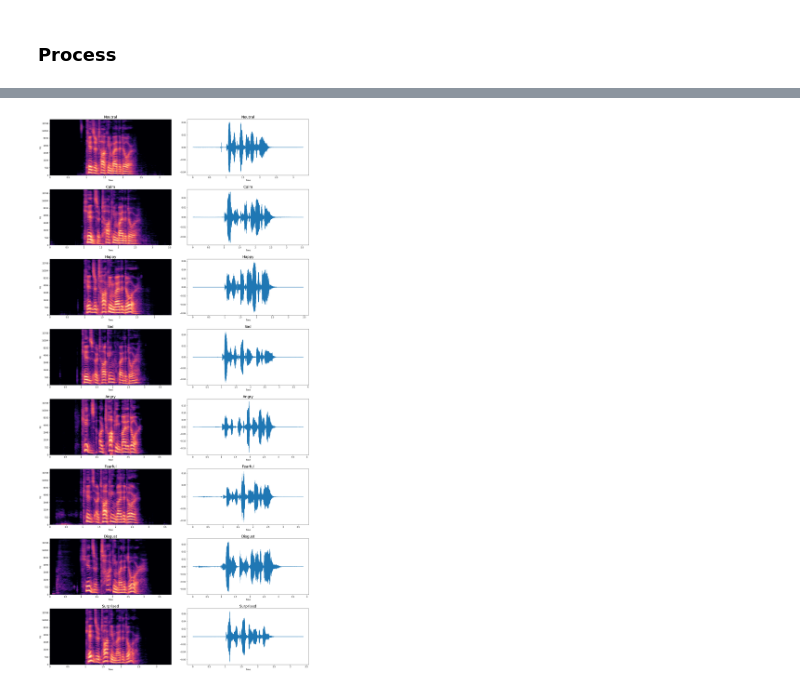
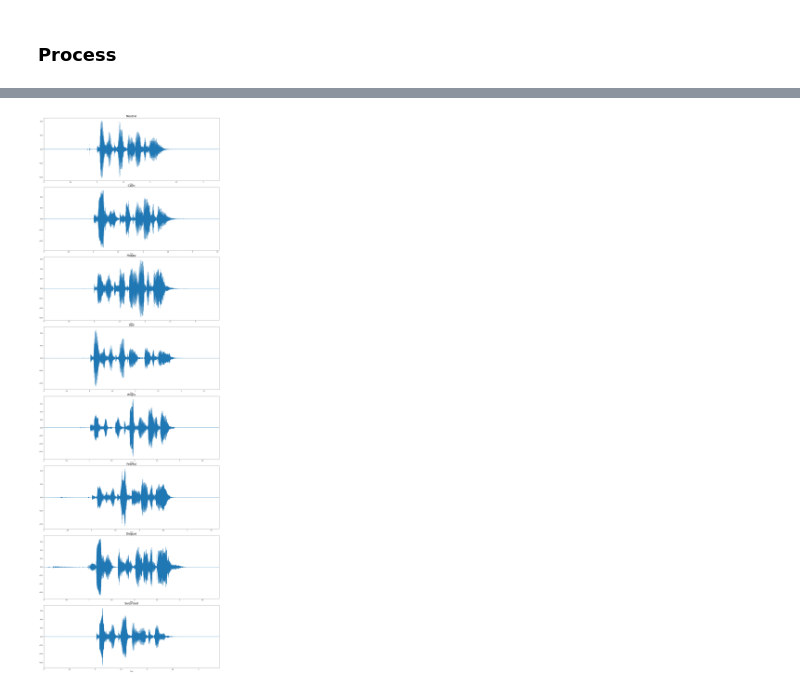
Before and after one commit to MikhailRogachev/speech_project, a Jupyter notebook: Load DataSet.ipynb, the cells around one changed output, grey strips where cells are left out. Saved outputs shown, nothing was run; the diff lists cells and outputs as text; code cells hidden in the pictures.

```diff
--- a/Load DataSet.ipynb
+++ b/Load DataSet.ipynb
@@ -154,15 +151,21 @@ def get_signal_mel(y, sr):
 # %%
+'''
+This function returns the group of samples array:
+0 - audio array
+1 - rate
+2 - emotion
+3 - full file path
+'''
+
 def get_samples(df_src):
 
     samples = []
 
     for i, row in df_src.iterrows():
         emotion = emotions_ref[row[3] - 1]
+        y, sr = read_audio(row[0])
 
-        y, sr = read_audio(row[0])
-        melspec = get_signal_mel(y, sr)
-
-        samples.append([y, sr, melspec, emotion])
+        samples.append([y, sr, emotion, row[0]])
 
     return samples
 # %% [markdown]
@@ -190,0 +175,13 @@ def show_samples(src):
+# %%
+def show_wave_plots(src):
+
+    fig, ax = plt.subplots(len(src), 1, figsize = (20, 60))
+    fig.tight_layout(pad = 3.0)
+
+    for i in range(len(src)):
+        ax[i].set_title(src[i][2], fontsize = 22)
+
+        librosa.display.waveplot(src[i][0],
+                                 sr = src[i][1],
+                                 x_axis = 'time',
+                                 ax = ax[i])
@@ -210,4 +286,4 @@ samples = get_samples(df_src)
 # %%
-show_samples(samples)
+show_wave_plots(samples)
 # %% [output]
-[figure, old version]
+[figure, new version]
```
Also changed, not shown: parts of 16 cells of this notebook.
